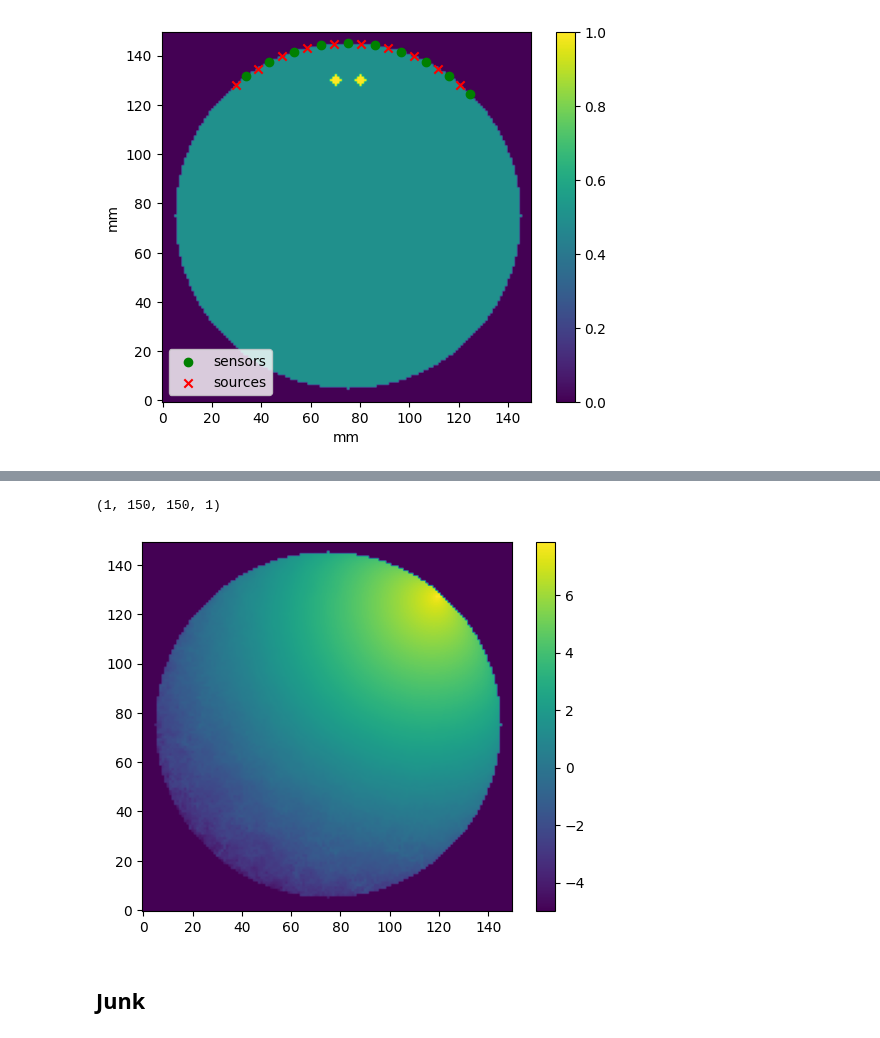
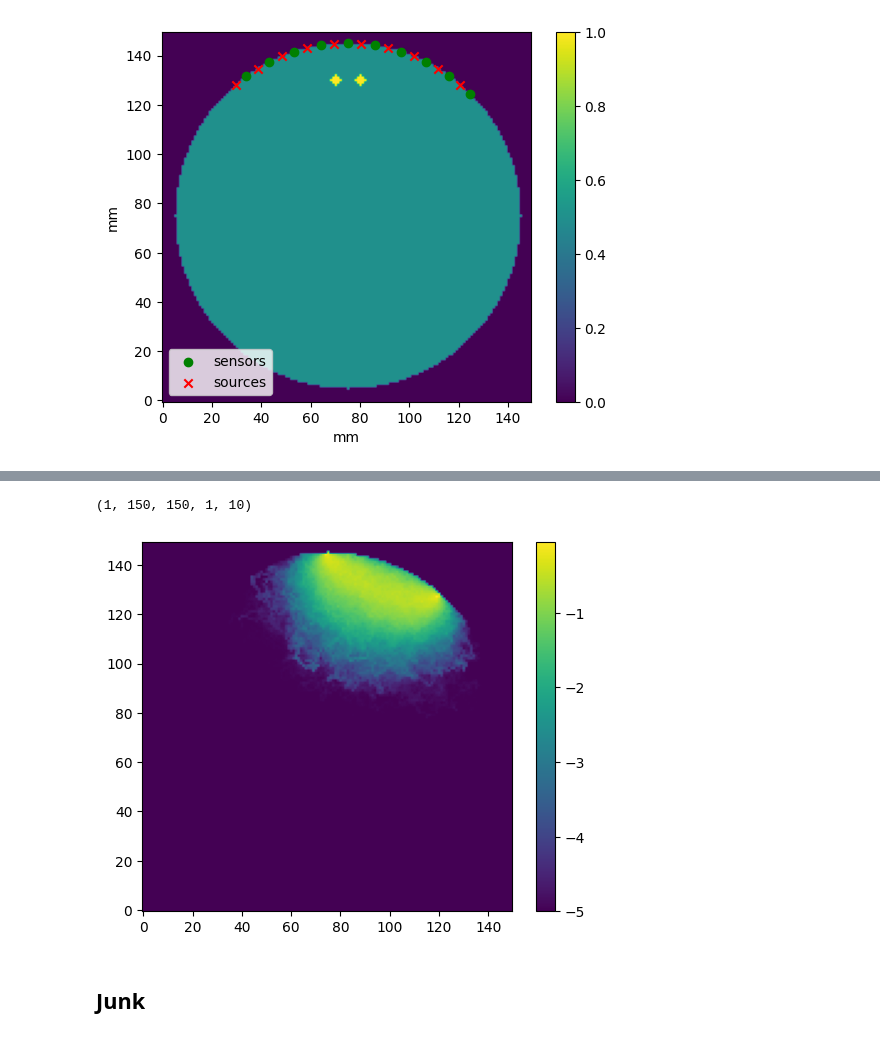
Before and after one commit to neural-imagery/tomography-experiments, a Jupyter notebook: 3d/main.ipynb, the cells around one changed output, grey strips where cells are left out. Drawn from its saved outputs; the diff is of its cells as text; code cells hidden in the pictures.

Commit message:
working jacobian pmcx

```diff
--- a/3d/main.ipynb
+++ b/3d/main.ipynb
@@ -89,10 +89,10 @@ def forward(volume, optical_properties, source_positions, source_directions,
         'srcdir': source_directions,
         'prop': optical_properties,
         'detpos': detector_positions,
-        # 'replaydet':-1,
+        'replaydet':-1,
         'issavedet': 1,
         'issrcfrom0': 1,
-        # 'issaveseed': 1,
+        'issaveseed': 1,
         # 'unitinmm': 1.8,
         # 'maxdetphoton': 1000000000
     }
@@ -148,0 +156,2 @@ total simulated energy: 10000000.00     absorbed: 42.40275%
+# %%
+res2, cfg2 = compute_jacobian(res, cfg)
@@ -149,19 +176,14 @@ total simulated energy: 10000000.00     absorbed: 42.40275%
 # %%
-res['flux'].shape
+res2['flux'].shape
 # %% [output]
-(1, 150, 150, 1)
+(1, 150, 150, 1, 10)
 # %%
-from matplotlib.colors import LogNorm
-
-# plt.imshow((np.log10(res['flux'][nz//2, :, :, 0]+1e-9)), norm=LogNorm())
-# plt.imshow(((res['flux'][nz//2, :, :, 0]+1e-5)), norm=LogNorm())
-plt.imshow((np.log10(res['flux'][nz//2, :, :, 0]+1e-5)))
-
+plt.imshow((np.log10(res2['flux'][nz//2, :, :, 0,5]+1e-5)))
 plt.gca().invert_yaxis()
 plt.colorbar()
 plt.show()
 # %% [output]
-[figure, old version]
+[figure, new version]
 # %% [markdown]
 ## Junk
 # %%
```
Also changed, not shown: parts of 3 cells of this notebook.
